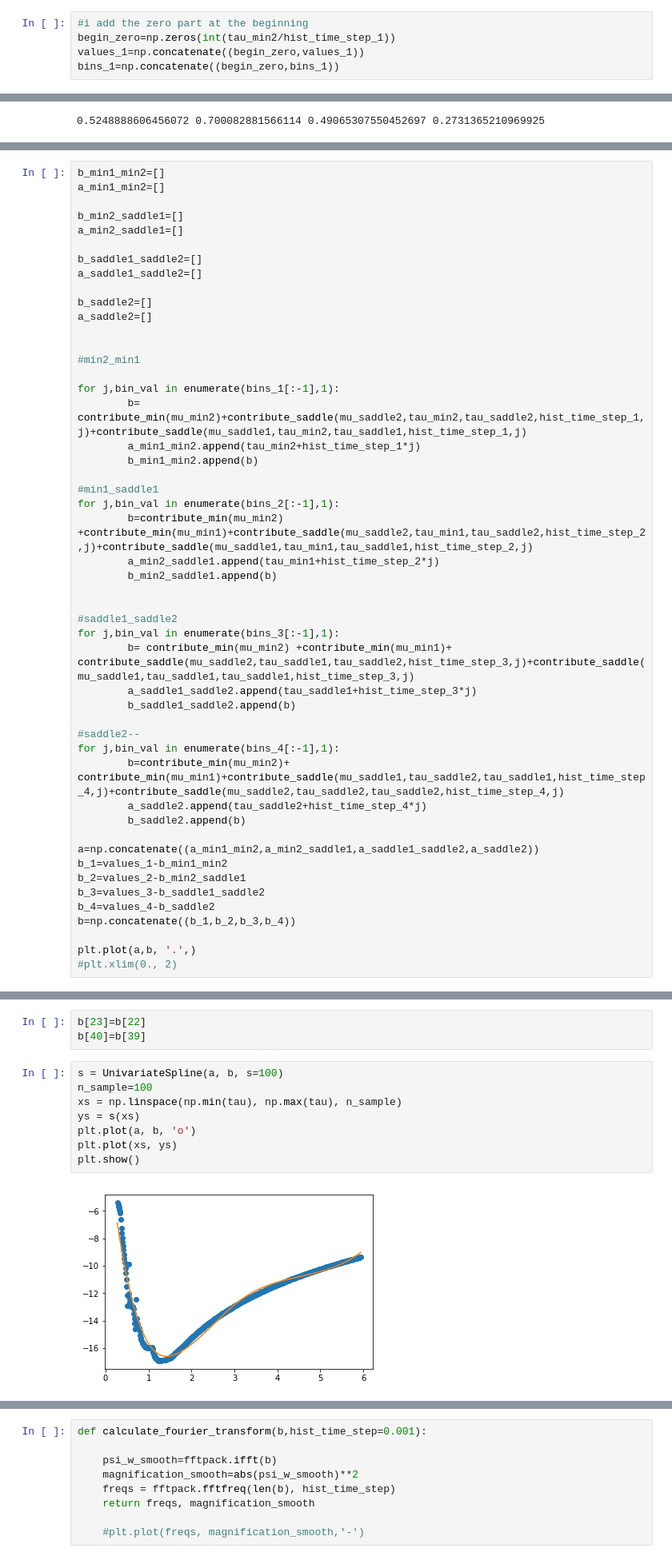
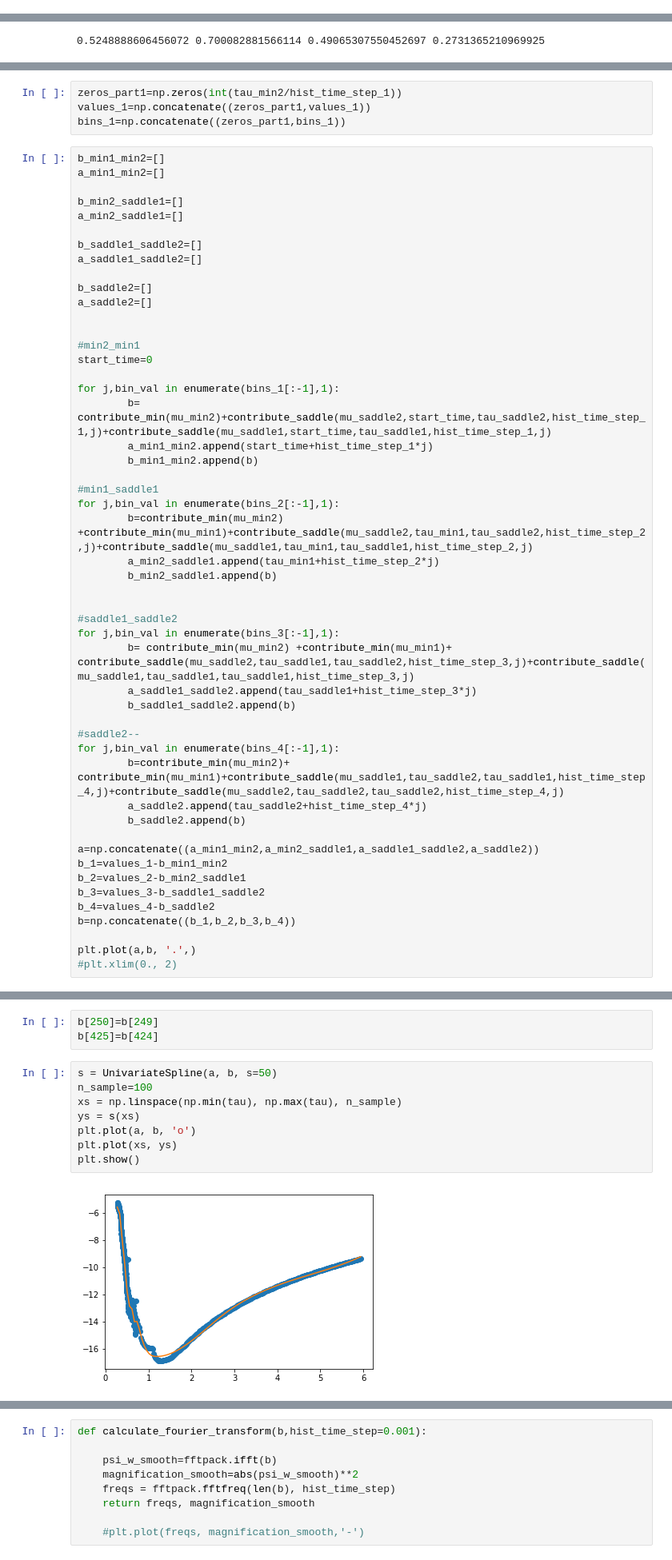
Before and after one commit to margres/Master-thesis, a Jupyter notebook: Contour_integral.ipynb, the cells around one changed output, grey strips where cells are left out. Shown at 80% size. Saved outputs shown, nothing was run; the diff lists cells and outputs as text.

```diff
--- a/Contour_integral.ipynb
+++ b/Contour_integral.ipynb
@@ -223,11 +223,6 @@ def contribute_min(mu_min):
 
 def contribute_saddle(mu_saddle, tau_1, tau_saddle, step, j):
     return -2 * np.sqrt(-mu_saddle)*np.log((np.abs(tau_1+ step*j - tau_saddle)))
-# %%
-#i add the zero part at the beginning
-begin_zero=np.zeros(int(tau_min2/hist_time_step_1))
-values_1=np.concatenate((begin_zero,values_1))
-bins_1=np.concatenate((begin_zero,bins_1))
 # %%
 print(mu_saddle1,mu_saddle2, mu_min1,mu_min2)
 # %% [output]
@@ -239,3 +246,7 @@ print(tau_critical[index_saddle1],tau_critical[index_saddle2], tau_critical[inde
+# %%
+zeros_part1=np.zeros(int(tau_min2/hist_time_step_1))
+values_1=np.concatenate((zeros_part1,values_1))
+bins_1=np.concatenate((zeros_part1,bins_1))
 # %%
 b_min1_min2=[]
 a_min1_min2=[]
@@ -251,10 +262,11 @@ a_saddle2=[]
 
 
 #min2_min1
+start_time=0
 
 for j,bin_val in enumerate(bins_1[:-1],1):
-        b= contribute_min(mu_min2)+contribute_saddle(mu_saddle2,tau_min2,tau_saddle2,hist_time_step_1,j)+contribute_saddle(mu_saddle1,tau_min2,tau_saddle1,hist_time_step_1,j)
-        a_min1_min2.append(tau_min2+hist_time_step_1*j)
+        b= contribute_min(mu_min2)+contribute_saddle(mu_saddle2,start_time,tau_saddle2,hist_time_step_1,j)+contribute_saddle(mu_saddle1,start_time,tau_saddle1,hist_time_step_1,j)
+        a_min1_min2.append(start_time+hist_time_step_1*j)
         b_min1_min2.append(b)
 
 #min1_saddle1
@@ -307,16 +307,16 @@ array([40])
 # %%
-b[23]=b[22]
-b[40]=b[39]
+b[250]=b[249]
+b[425]=b[424]
 # %%
-s = UnivariateSpline(a, b, s=100)
+s = UnivariateSpline(a, b, s=50)
 n_sample=100
 xs = np.linspace(np.min(tau), np.max(tau), n_sample)
 ys = s(xs)
 plt.plot(a, b, 'o')
 plt.plot(xs, ys)
 plt.show()
 # %% [output]
-[figure, old version]
+[figure, new version]
 # %%
 
 amount_zeros=1000
```
Also changed, not shown: parts of 10 cells of this notebook, 11 other files.
